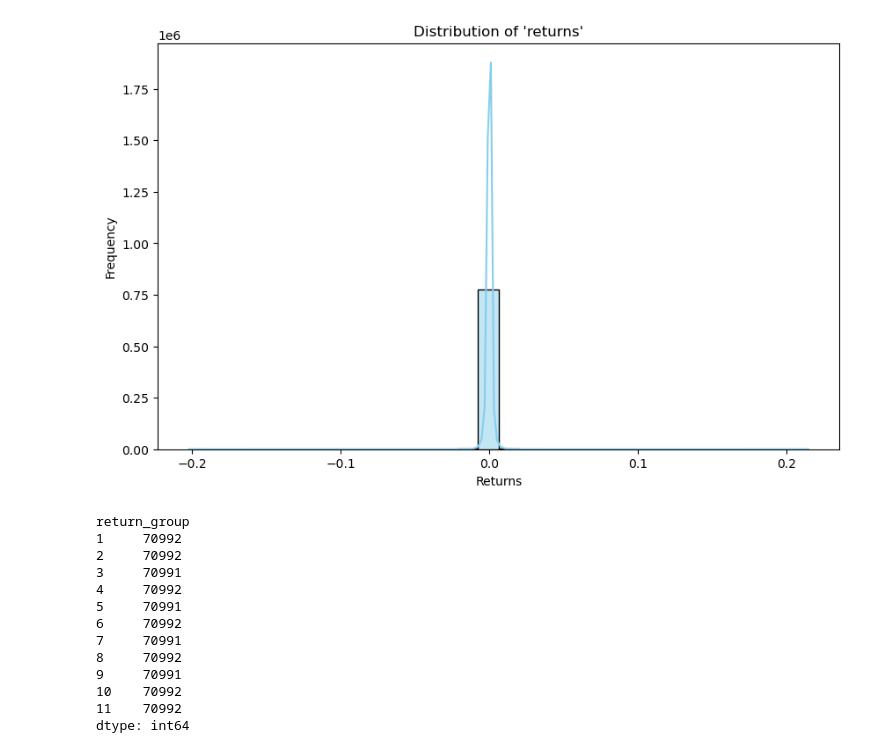
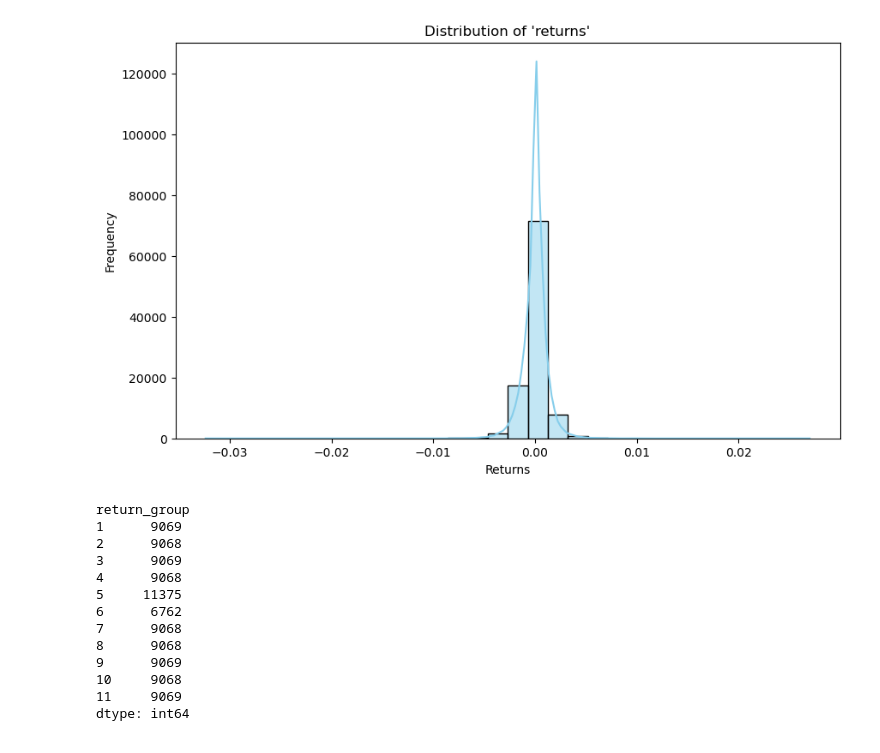
Before and after one commit to hwbarth/coin-prediction, a Jupyter notebook: data_prep.ipynb, the cells around one changed output. Cells and saved outputs as stored; diff of their text form; code cells hidden in the pictures.

```diff
--- a/data_prep.ipynb
+++ b/data_prep.ipynb
@@ -844,8 +880,8 @@ df['returns'] = df['close'].pct_change()  # or df['close'].diff() / df['close'].
 # %%
 data = df.drop(columns = ['open', 'high', 'low', 'close', 'volume', 0, 1, 2, 3])
 data.dropna(how='any', inplace=True)
-X = data.drop(columns = ['returns'])
-y = data[['timestamp', 'returns']]
+X = data.drop(columns = ['returns', 'next_returns'])
+y = data[['timestamp', 'next_returns']]
 X.head()
 # %% [output]
 |  | timestamp | dema_1 | ema_1 | hilberttrendline_1 | kamam_1 | midpoint_1 | midprice_1 | sar_1 | sma_1 | ... |
@@ -857,8 +893,10 @@ X.head()
 5 rows × 88 columns
 # %%
 X.reset_index(inplace=True)
+X.drop(columns=['index'], inplace=True)
 # %%
 y.reset_index(inplace=True)
+y.drop(columns=['index'], inplace=True)
 # %%
 
 from sklearn.preprocessing import StandardScaler
@@ -883,41 +937,41 @@ scaled_df = pd.DataFrame(scaled_features)
 # %%
 # if y['timestamp'] == X['timestamp']:
-scaled_df = pd.concat([y['returns'], scaled_df], axis=1)
+scaled_df = pd.concat([y['next_returns'], scaled_df], axis=1)
 scaled_df = pd.concat([X['timestamp'], scaled_df], axis=1)
 # else:
 #     raise
 # %%
 import matplotlib.pyplot as plt
 import seaborn as sns
 
 # Plotting the distribution of 'returns'
 plt.figure(figsize=(10, 6))
-sns.histplot(scaled_df['returns'], kde=True, bins=30, color='skyblue')  # histogram with KDE overlay
+sns.histplot(scaled_df['next_returns'], kde=True, bins=30, color='skyblue')  # histogram with KDE overlay
 plt.title("Distribution of 'returns'")
 plt.xlabel("Returns")
 plt.ylabel("Frequency")
 plt.show()
 # %% [output]
-[figure, old version]
+[figure, new version]
 # %%
 # Use qcut to divide 'returns' into 11 equal-sized groups and label them from 1 to 11
-scaled_df['return_group'] = pd.qcut(scaled_df['returns'], q=11, labels=range(1, 11 + 1))
+scaled_df['return_group'] = pd.qcut(scaled_df['next_returns'], q=11, labels=range(1, 11 + 1))
 
 # Display the DataFrame with the new 'return_group' column
 scaled_df.groupby('return_group').size()
 # %% [output]
 return_group
-1     70992
-2     70992
-3     70991
-4     70992
-5     70991
-6     70992
-7     70991
-8     70992
-9     70991
-10    70992
-11    70992
+1      9069
+2      9068
+3      9069
+4      9068
+5     11375
+6      6762
+7      9068
+8      9068
+9      9069
+10     9068
+11     9069
 dtype: int64
 # %%
 scaled_df.head()
```
Also changed, not shown: parts of 32 cells of this notebook.
